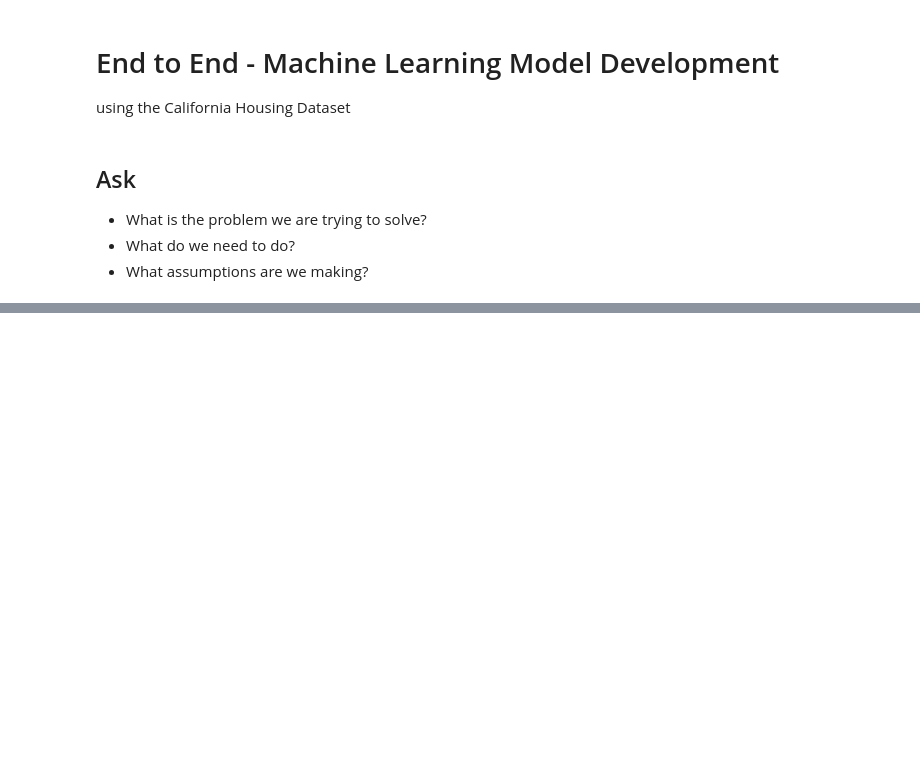
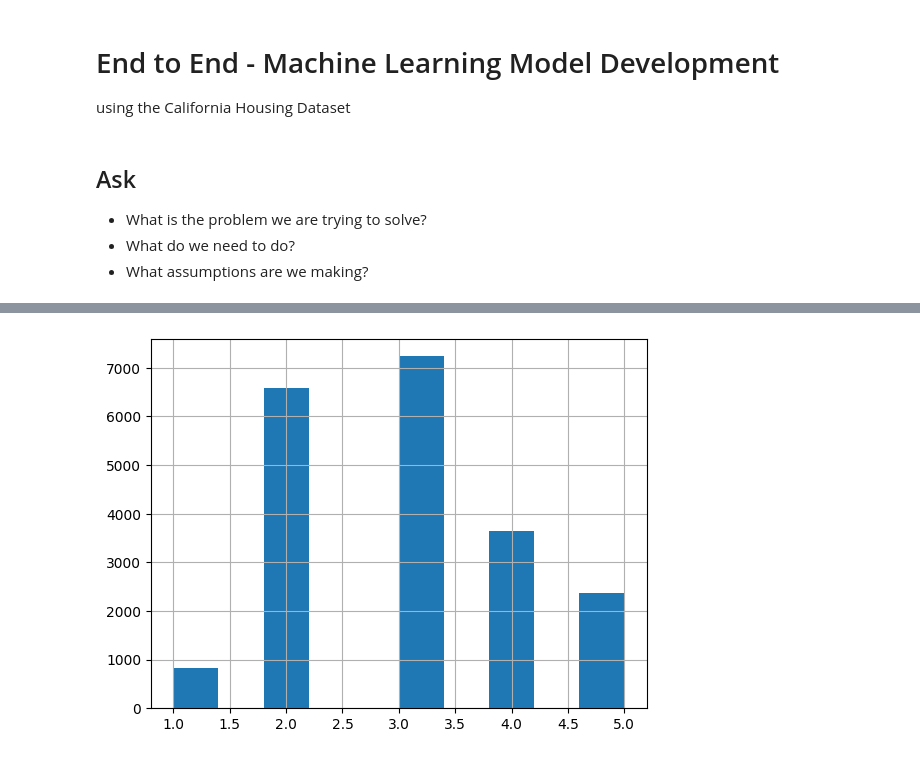
Before and after one commit to IT4063c-Spring23/In-class-sandbox, a Jupyter notebook: modules/end-to-end/notebook.ipynb, the cells around one changed output, grey strips where cells are left out. Drawn from its saved outputs; the diff is of its cells as text; code cells hidden in the pictures; blank space fills up the shorter version.

```diff
--- a/modules/end-to-end/notebook.ipynb
+++ b/modules/end-to-end/notebook.ipynb
@@ -24,0 +73,7 @@ housing.head()
+# %%
+housing['income_cat'] = pd.cut(
+    housing['median_income'],
+    bins=[0., 1.5, 3.0, 4.5, 6., np.inf],
+    # labels=['low', 'medium', 'high', 'very high', 'super high']
+    labels=[1, 2, 3, 4, 5]
+)
@@ -24,0 +101,5 @@ housing.head()
+# %%
+housing['income_cat'].hist()
+plt.show()
+# %% [output]
+[figure, added]
```
Also changed, not shown: parts of 18 cells of this notebook.
